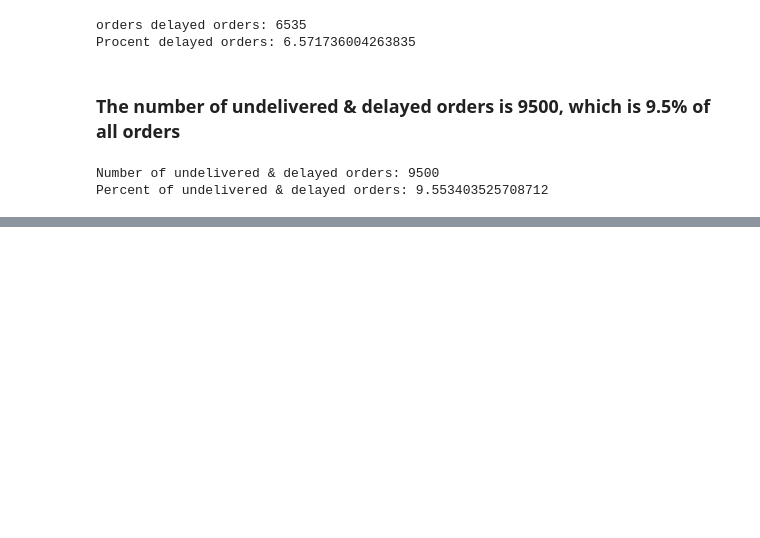
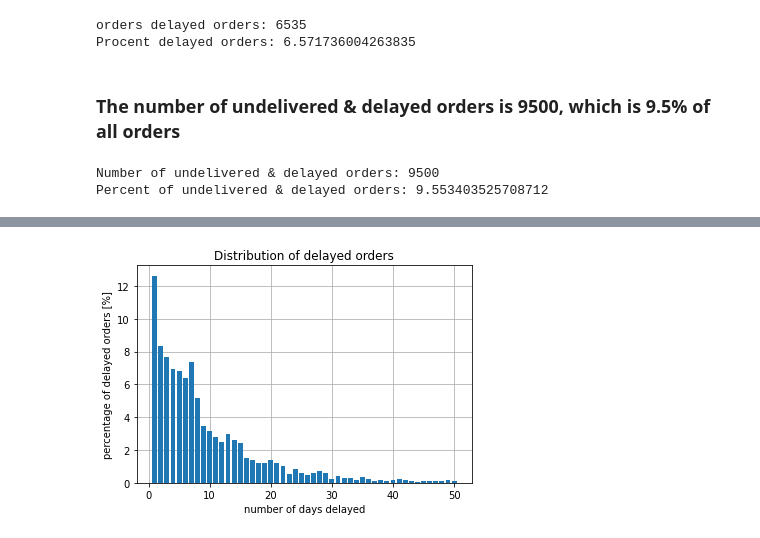
Before and after one commit to Bartoszcz28/EPAM_sales_analysis, a Jupyter notebook: 1_task.ipynb, the cells around one changed output, grey strips where cells are left out. Drawn from its saved outputs; the diff is of its cells as text; code cells hidden in the pictures; blank space fills up the shorter version.

```diff
--- a/1_task.ipynb
+++ b/1_task.ipynb
@@ -118,0 +154,22 @@ Percent of undelivered & delayed orders: 9.553403525708712
+# %%
+delayed_orders.createOrReplaceTempView("delayed_orders")
+delayed_days = spark.sql("""
+    SELECT days_delayed, COUNT(*) as no_orders FROM
+        (SELECT *, DATEDIFF(order_delivered_customer_date, order_estimated_delivery_date) days_delayed FROM delayed_orders)
+        GROUP BY days_delayed
+        ORDER BY days_delayed
+    ;
+""")
+
+x = delayed_days.select("days_delayed").rdd.flatMap(lambda _: _).collect()
+y = delayed_days.select("no_orders").rdd.flatMap(lambda _: _).collect()
+
+plt.grid(which="both")
+plt.bar(x[:50], [100 * i / delayed_orders_count for i in y[:50]])
+plt.title("Distribution of delayed orders")
+plt.xlabel("number of days delayed")
+plt.ylabel("percentage of delayed orders [%]")
+plt.savefig("plots/task_1_distribution_of_delayed_orders.pdf")
+plt.show()
+# %% [output]
+[figure, added]
```
Also changed, not shown: parts of 7 cells of this notebook.
